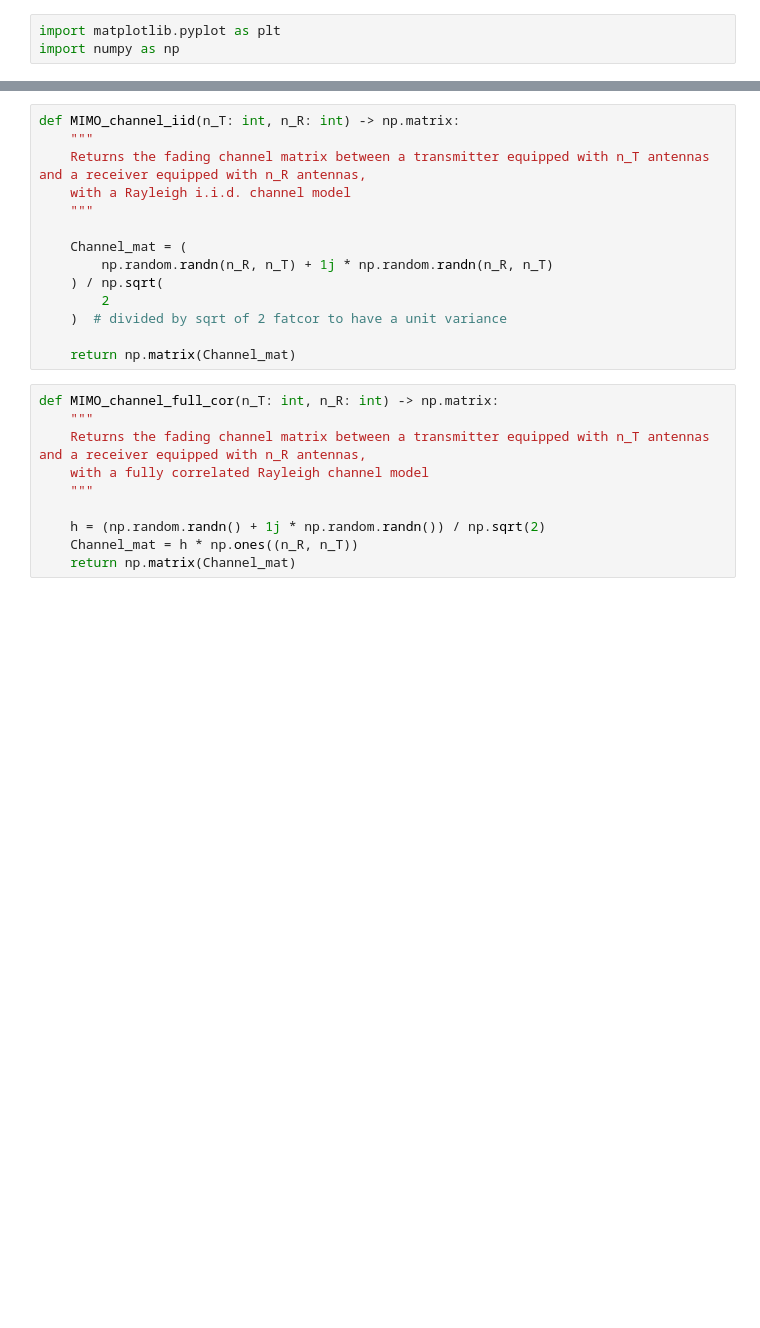
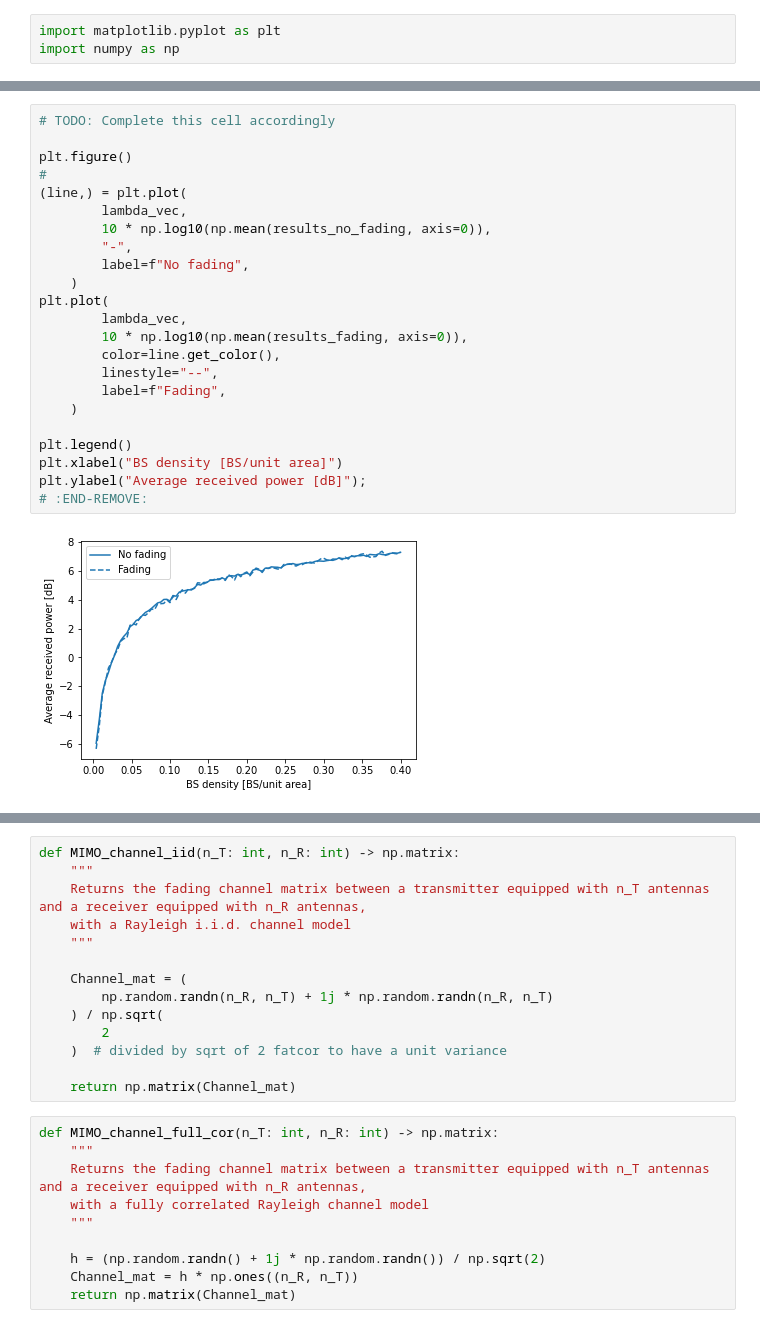
Before and after one commit to jeertmans/LELEC2796, a Jupyter notebook: project/Session-3.ipynb, the cells around one changed output, grey strips where cells are left out. Drawn from its saved outputs; the diff is of its cells as text; blank space fills up the shorter version.

```diff
--- a/project/Session-3.ipynb
+++ b/project/Session-3.ipynb
@@ -9,0 +129,25 @@ In this session, multi-antennas networks will be considered. This raises the cha
+# %%
+# TODO: Complete this cell accordingly
+
+plt.figure()
+#
+(line,) = plt.plot(
+        lambda_vec,
+        10 * np.log10(np.mean(results_no_fading, axis=0)),
+        "-",
+        label=f"No fading",
+    )
+plt.plot(
+        lambda_vec,
+        10 * np.log10(np.mean(results_fading, axis=0)),
+        color=line.get_color(),
+        linestyle="--",
+        label=f"Fading",
+    )
+
+plt.legend()
+plt.xlabel("BS density [BS/unit area]")
+plt.ylabel("Average received power [dB]");
+# :END-REMOVE:
+# %% [output]
+[figure, added]
```
Also changed, not shown: parts of 24 cells of this notebook, 1 other file.
